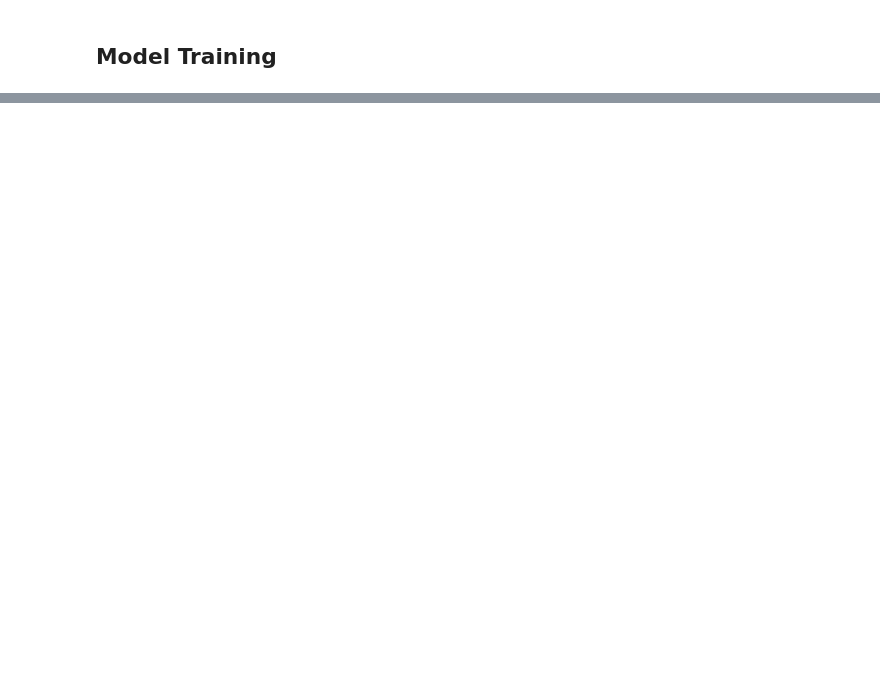
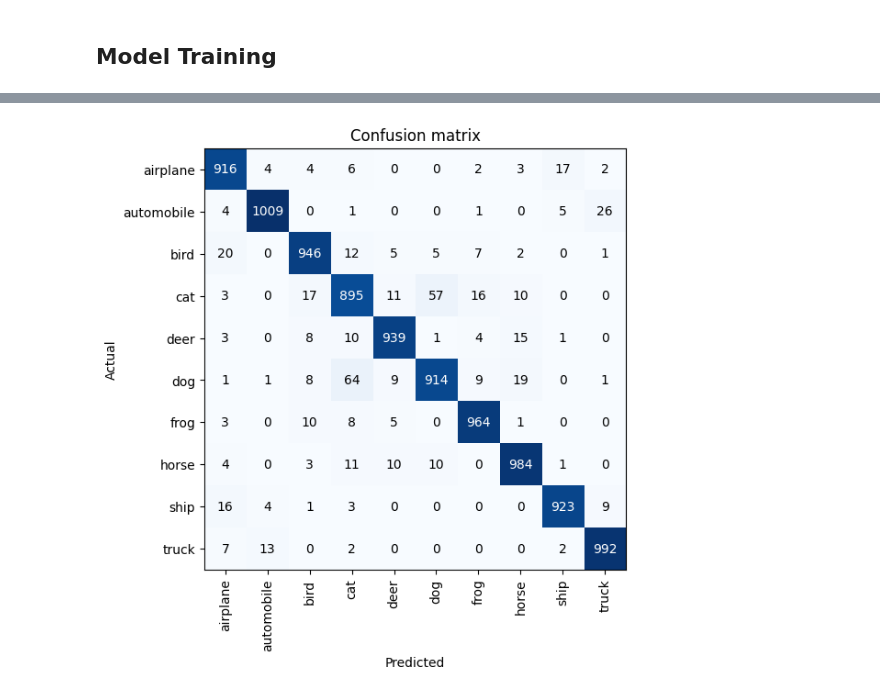
Before and after one commit to noy2121/DeepLearning, a Jupyter notebook: HW1/project.ipynb, the cells around one changed output, grey strips where cells are left out. Saved outputs shown, nothing was run; the diff lists cells and outputs as text; code cells hidden in the pictures; blank space fills up the shorter version.

```diff
--- a/HW1/project.ipynb
+++ b/HW1/project.ipynb
@@ -312,0 +330,4 @@ KeyboardInterrupt:
+# %%
+interp = ClassificationInterpretation.from_learner(learn)
+interp.plot_confusion_matrix(figsize=(6,6))
+# %% [output]
@@ -312,0 +336 @@ KeyboardInterrupt:
+[figure, added]
```
Also changed, not shown: parts of 9 cells of this notebook.
